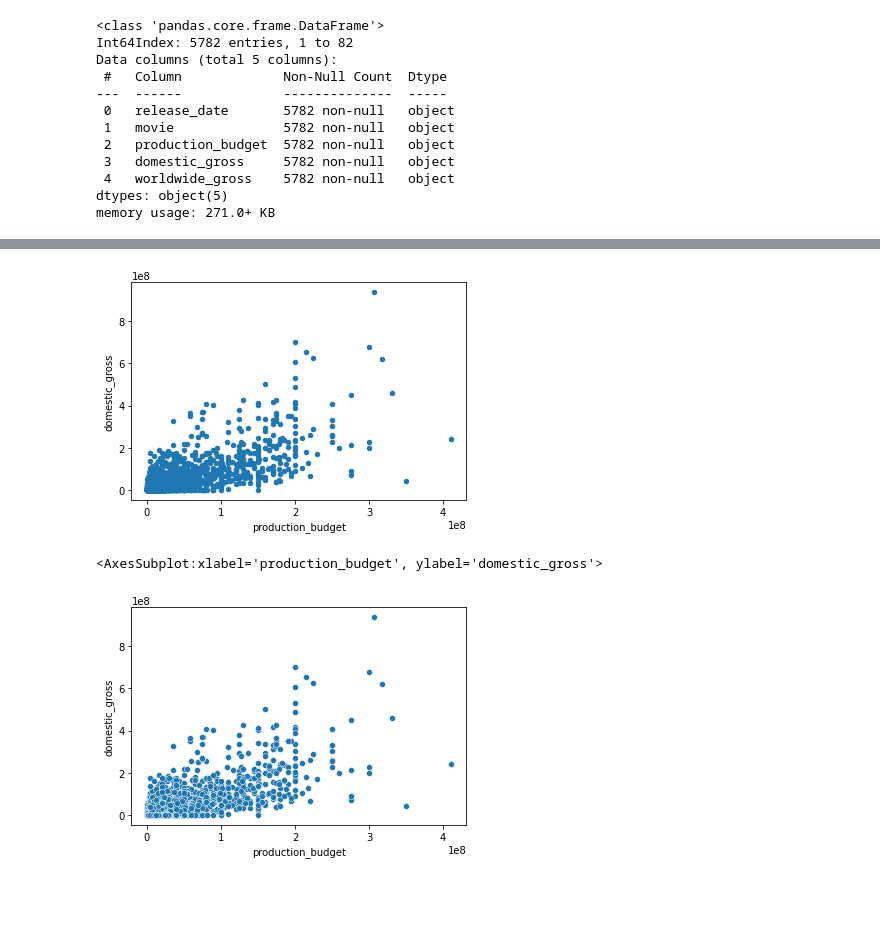
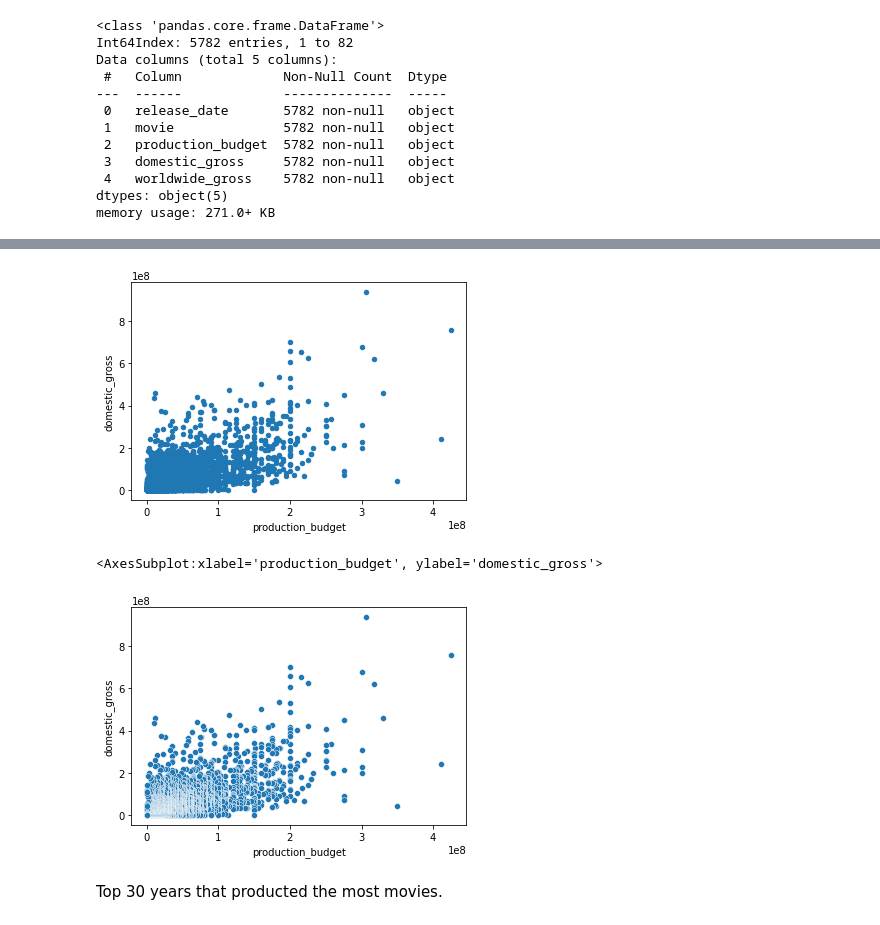
Before and after one commit to mehince/group-1-capstone, a Jupyter notebook: student.ipynb, the cells around one changed output, grey strips where cells are left out. Saved outputs shown, nothing was run; the diff lists cells and outputs as text; code cells hidden in the pictures; blank space fills up the shorter version.

```diff
--- a/student.ipynb
+++ b/student.ipynb
@@ -136,6 +88,3 @@ Name: worldwide_gross, Length: 5782, dtype: object
-# %%
-df = df.apply(lambda x: x.replace('$',''))
-df['worldwide_gross'] = df['worldwide_gross'].fillna(0.0).replace('[$,]', '').astype('float')
 # %%
 sorted_df=df.sort_values(by ='production_budget', ascending = False)
 sorted_df.head(15)
@@ -160,2 +108,0 @@ sorted_df.head(15)
-# %%
-df['domestic_gross'] = df['domestic_gross'].astype('str')
@@ -277,7 +186,7 @@ sorted_df.head()
 # %%
 my_fn =lambda x:float(x)
 # %%
-df['release_date'] = pd.to_datetime(df['release_date'])
+df['release_date'] = pd.to_datetime(df['release_date']).dt.year
 df.head()
 # %% [output]
 |  | release_date | movie | production_budget | domestic_gross | worldwide_gross |
@@ -290,3 +198,0 @@ df.head()
-# %%
-df.sort_values(by='release_date', ascending=True, inplace=True)
-df.tail(10)
@@ -335,11 +228,13 @@ worldwide_gross             float64
 dtype: object
 # %%
-new_df = df[ (df['release_date'] > '2010-01-01') & (df['release_date'] < '2022-08-10')]
-new_df.plot.scatter(x = 'production_budget', y = 'domestic_gross', s = 20);
+
+df.plot.scatter(x = 'production_budget', y = 'domestic_gross', s = 20);
 # %% [output]
-[figure, old version]
+[figure, new version]
 # %%
-sns.scatterplot(x='production_budget', y='domestic_gross', data=new_df)
+sns.scatterplot(x='production_budget', y='domestic_gross', data=df)
 # %% [output]
 <AxesSubplot:xlabel='production_budget', ylabel='domestic_gross'>
-[figure, old version]
+[figure, new version]
+# %% [markdown]
+Top 30 years that producted the most movies.
```
Also changed, not shown: parts of 27 cells of this notebook.
